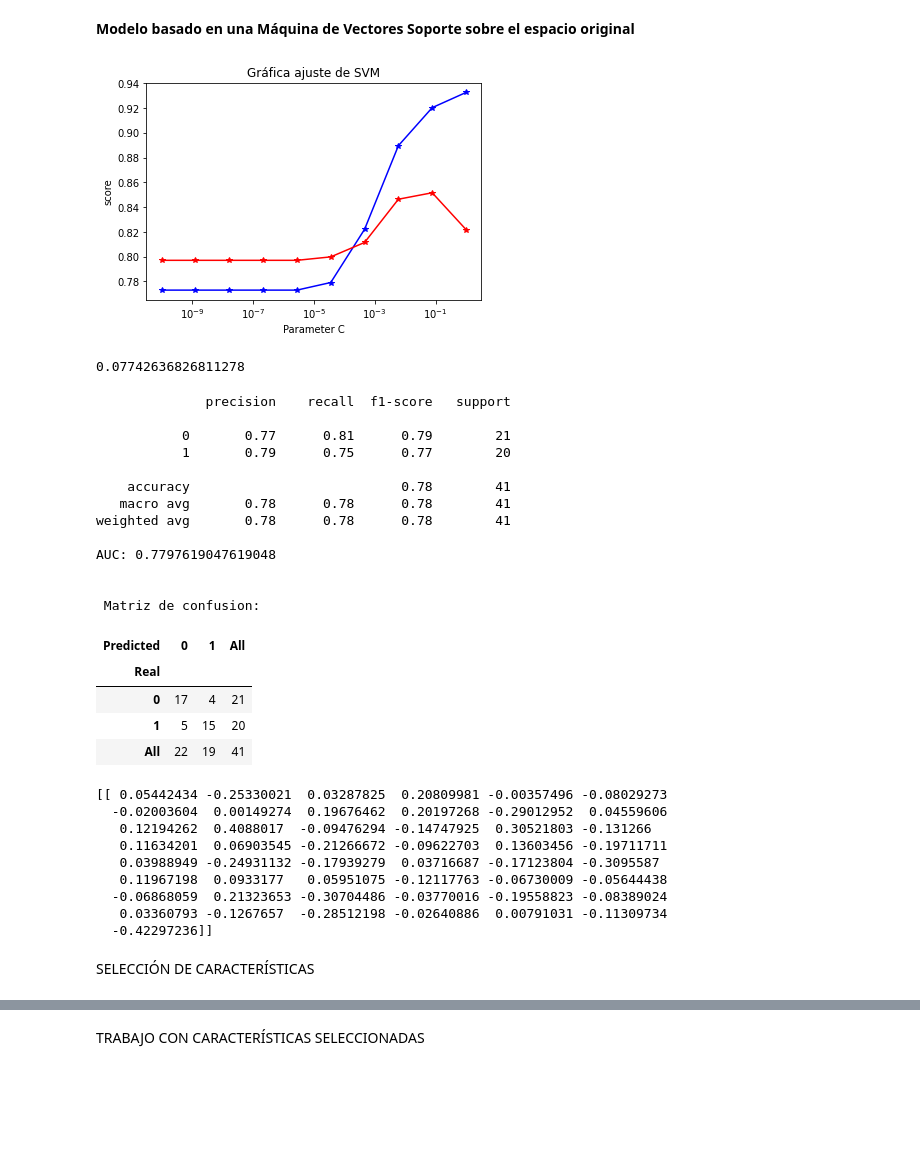
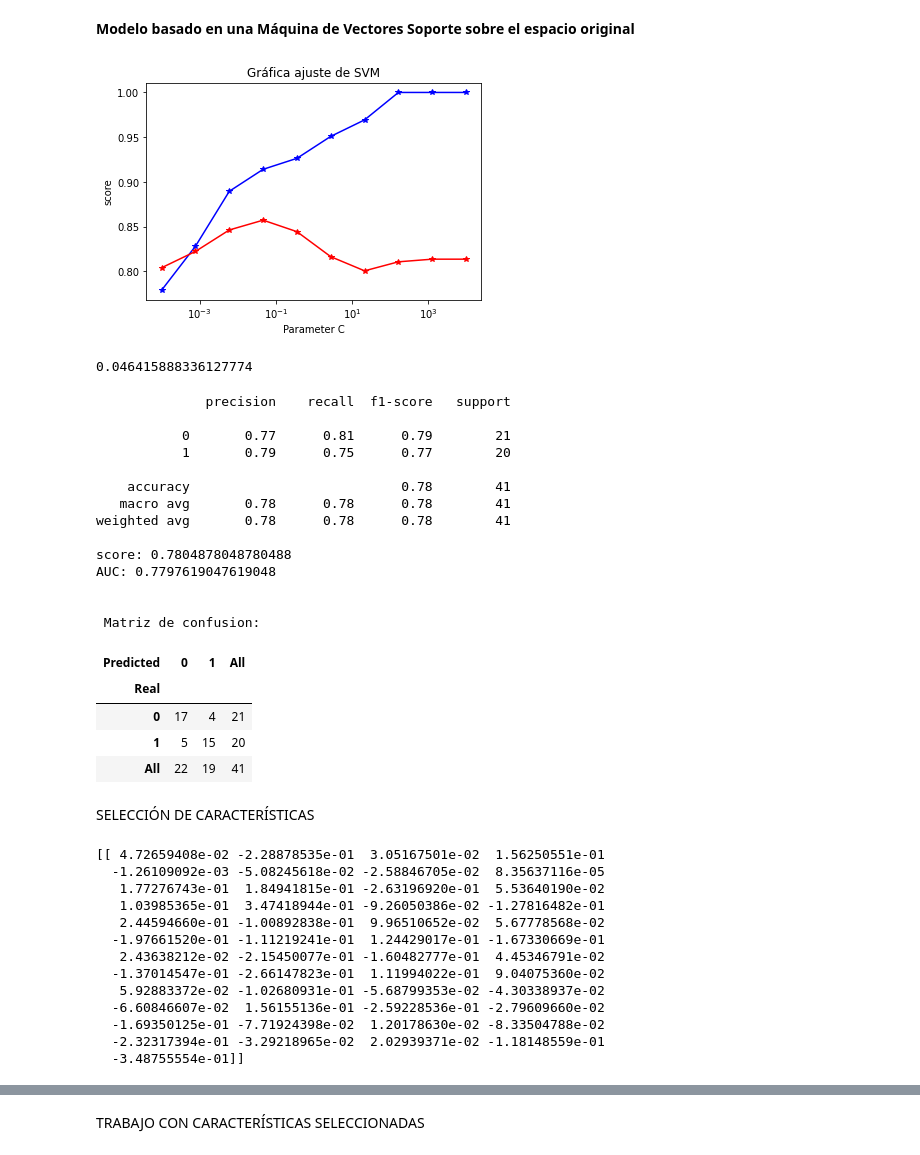
Before and after one commit to cgarciav/base-de-datos-HCC, a Jupyter notebook: SVM.ipynb, the cells around one changed output, grey strips where cells are left out. Drawn from its saved outputs; the diff is of its cells as text; code cells hidden in the pictures; blank space fills up the shorter version.

```diff
--- a/SVM.ipynb
+++ b/SVM.ipynb
@@ -71,49 +67,48 @@ from sklearn.svm import SVC
 from sklearn.model_selection import cross_val_score,KFold
 from sklearn.metrics import roc_auc_score
 # %%
-c_values=np.logspace(-10,0, 10)
+c_values=np.logspace(-4,4, 10)
 cv_c_scores=[]
 
 
 for k in c_values:
 
-    clf = svm.LinearSVC(C=k, max_iter=100000)
+    clf = svm.LinearSVC(C=k, max_iter=1000000)
     scores = cross_val_score(clf, x_train_transformed, y_train, cv=10 , scoring='roc_auc') #aplicamos cross validation
     cv_c_scores.append(scores.mean())
 
 
-
 train_prec=[]
-c_values2=np.logspace(-10,0, 10)
+c_values2=np.logspace(-4,4, 10)
 
 for k in c_values2 :
 
-    clf = svm.LinearSVC(C=k, max_iter=100000).fit(x_train_transformed,y_train)
+    clf = svm.LinearSVC(C=k, max_iter=1000000).fit(x_train_transformed,y_train)
     train_prec.append(clf.score(x_train_transformed,y_train))
 
 
 
 # Do the plotting
 import matplotlib.pyplot as plt
 plt.figure()
 
 plt.semilogx(c_values2,train_prec,color='b' , marker='*' , label='train')
 plt.semilogx(c_values,cv_c_scores,color='r' , marker='*' , label='cv')
 #locs, labels = plt.yticks()
 #plt.yticks(locs, list(map(lambda x: "%g" % x, locs)))
 plt.ylabel('score')
 plt.xlabel('Parameter C')
 plt.title('Gráfica ajuste de SVM')
 plt.show()
 
 
 #select the maximum because we are considering accuracy
 c_opt=(np.array(c_values)[cv_c_scores.index(np.array(cv_c_scores).max())])
 c_opt
 #obtengo valor maximo que tengo que usar para mi clasificador(k)
 # %% [output]
-[figure, old version]
+[figure, new version]
-0.07742636826811278
+0.046415888336127774
 # %%
 #entrenamos nuestro modelo
 clf = svm.LinearSVC(C=c_opt).fit(x_train_transformed,y_train)
@@ -124,7 +119,7 @@ y_pred=clf.predict(x_test_transformed)
 prestations=classification_report(y_test,y_pred)
 print(prestations)
 
-#print('score:', clf.score(x_test_transformed, y_test))
+print('score:', clf.score(x_test_transformed, y_test))
 print ('AUC:', roc_auc_score(y_test,y_pred))
 
 print('\n \n Matriz de confusion: ')
@@ -140,6 +135,7 @@ matriz
    macro avg       0.78      0.78      0.78        41
 weighted avg       0.78      0.78      0.78        41
 
+score: 0.7804878048780488
 AUC: 0.7797619047619048
 
 
@@ -149,21 +145,25 @@ AUC: 0.7797619047619048
 | 0 | 17 | 4 | 21 |
 | 1 | 5 | 15 | 20 |
 | All | 22 | 19 | 41 |
+# %% [markdown]
+SELECCIÓN DE CARACTERÍSTICAS
 # %%
 coef= clf.coef_
 print(coef)
 # %% [output]
-[[ 0.05442434 -0.25330021  0.03287825  0.20809981 -0.00357496 -0.08029273
-  -0.02003604  0.00149274  0.19676462  0.20197268 -0.29012952  0.04559606
-   0.12194262  0.4088017  -0.09476294 -0.14747925  0.30521803 -0.131266
-   0.11634201  0.06903545 -0.21266672 -0.09622703  0.13603456 -0.19711711
-   0.03988949 -0.24931132 -0.17939279  0.03716687 -0.17123804 -0.3095587
-   0.11967198  0.0933177   0.05951075 -0.12117763 -0.06730009 -0.05644438
-  -0.06868059  0.21323653 -0.30704486 -0.03770016 -0.19558823 -0.08389024
-   0.03360793 -0.1267657  -0.28512198 -0.02640886  0.00791031 -0.11309734
-  -0.42297236]]
+[[ 4.72659408e-02 -2.28878535e-01  3.05167501e-02  1.56250551e-01
+  -1.26109092e-03 -5.08245618e-02 -2.58846705e-02  8.35637116e-05
+   1.77276743e-01  1.84941815e-01 -2.63196920e-01  5.53640190e-02
+   1.03985365e-01  3.47418944e-01 -9.26050386e-02 -1.27816482e-01
+   2.44594660e-01 -1.00892838e-01  9.96510652e-02  5.67778568e-02
+  -1.97661520e-01 -1.11219241e-01  1.24429017e-01 -1.67330669e-01
+   2.43638212e-02 -2.15450077e-01 -1.60482777e-01  4.45346791e-02
+  -1.37014547e-01 -2.66147823e-01  1.11994022e-01  9.04075360e-02
+   5.92883372e-02 -1.02680931e-01 -5.68799353e-02 -4.30338937e-02
+  -6.60846607e-02  1.56155136e-01 -2.59228536e-01 -2.79609660e-02
+  -1.69350125e-01 -7.71924398e-02  1.20178630e-02 -8.33504788e-02
+  -2.32317394e-01 -3.29218965e-02  2.02939371e-02 -1.18148559e-01
+  -3.48755554e-01]]
-# %% [markdown]
-SELECCIÓN DE CARACTERÍSTICAS
 # %%
 from sklearn import svm
 
```
Also changed, not shown: parts of 15 cells of this notebook.
